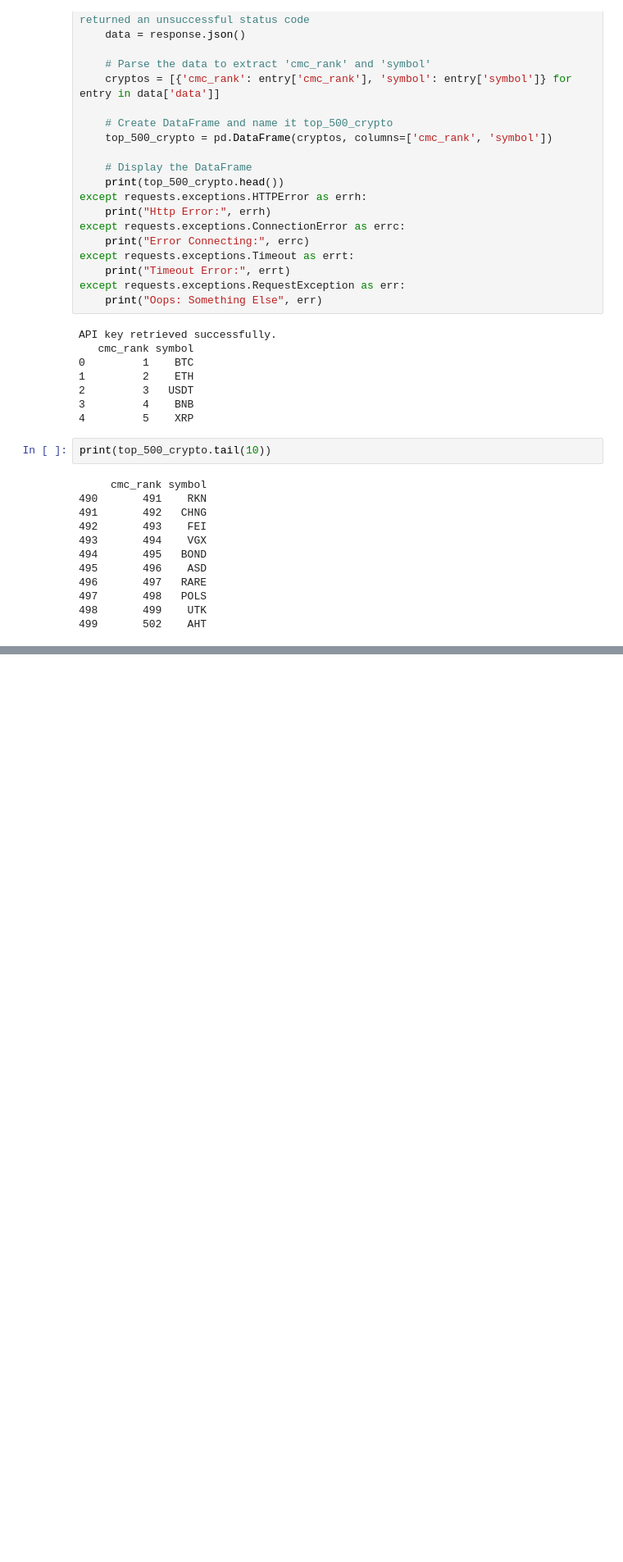
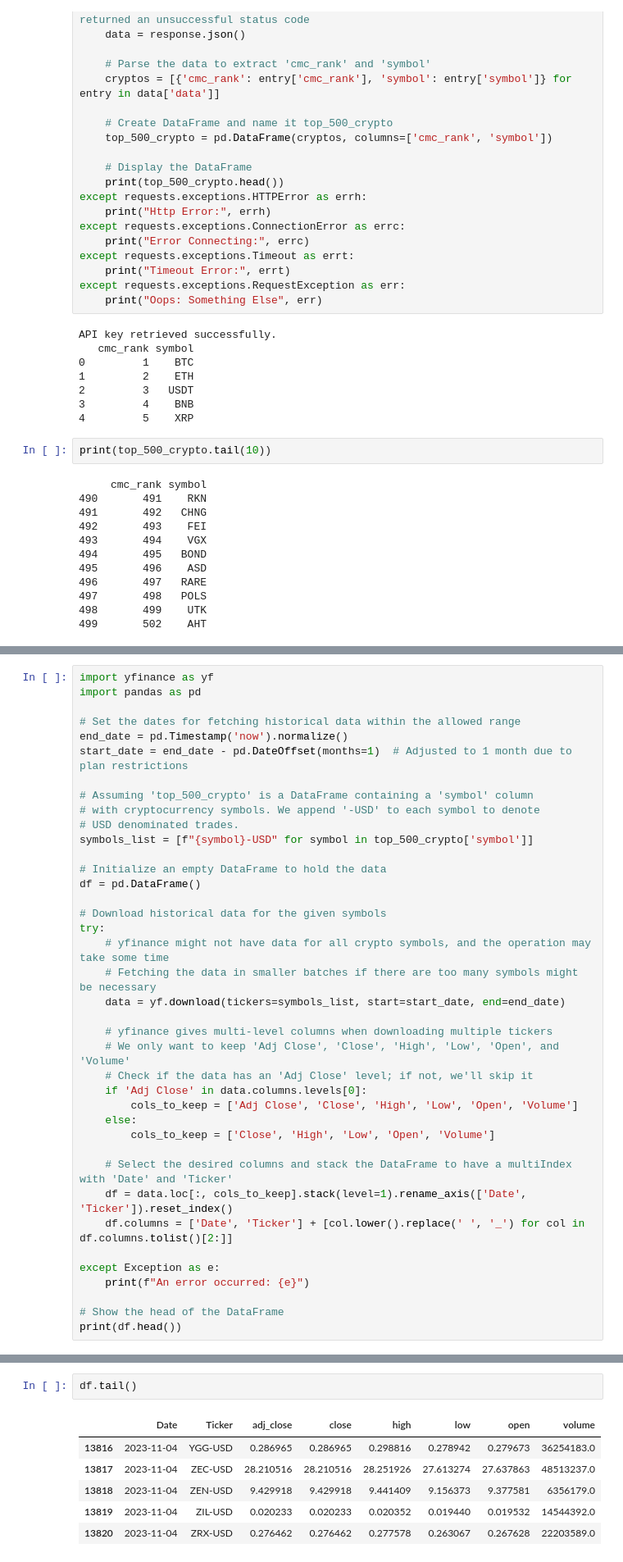
Before and after one commit to Okitrader/freecodecamp_agloML_crypto, a Jupyter notebook: FCCalgoML_crypto.ipynb, the cells around one changed output, grey strips where cells are left out. Shown at 82% size. Cells and saved outputs as stored; diff of their text form; blank space fills up the shorter version.

```diff
--- a/FCCalgoML_crypto.ipynb
+++ b/FCCalgoML_crypto.ipynb
@@ -116,0 +177,39 @@ print(top_500_crypto.tail(10))
+# %%
+import yfinance as yf
+import pandas as pd
+
+# Set the dates for fetching historical data within the allowed range
+end_date = pd.Timestamp('now').normalize()
+start_date = end_date - pd.DateOffset(months=1)  # Adjusted to 1 month due to plan restrictions
+
+# Assuming 'top_500_crypto' is a DataFrame containing a 'symbol' column
+# with cryptocurrency symbols. We append '-USD' to each symbol to denote
+# USD denominated trades.
+symbols_list = [f"{symbol}-USD" for symbol in top_500_crypto['symbol']]
+
+# Initialize an empty DataFrame to hold the data
+df = pd.DataFrame()
+
+# Download historical data for the given symbols
+try:
+    # yfinance might not have data for all crypto symbols, and the operation may take some time
+    # Fetching the data in smaller batches if there are too many symbols might be necessary
+    data = yf.download(tickers=symbols_list, start=start_date, end=end_date)
+
+    # yfinance gives multi-level columns when downloading multiple tickers
+    # We only want to keep 'Adj Close', 'Close', 'High', 'Low', 'Open', and 'Volume'
+    # Check if the data has an 'Adj Close' level; if not, we'll skip it
+    if 'Adj Close' in data.columns.levels[0]:
+        cols_to_keep = ['Adj Close', 'Close', 'High', 'Low', 'Open', 'Volume']
+    else:
+        cols_to_keep = ['Close', 'High', 'Low', 'Open', 'Volume']
+
+    # Select the desired columns and stack the DataFrame to have a multiIndex with 'Date' and 'Ticker'
+    df = data.loc[:, cols_to_keep].stack(level=1).rename_axis(['Date', 'Ticker']).reset_index()
+    df.columns = ['Date', 'Ticker'] + [col.lower().replace(' ', '_') for col in df.columns.tolist()[2:]]
+
+except Exception as e:
+    print(f"An error occurred: {e}")
+
+# Show the head of the DataFrame
+print(df.head())
@@ -116,0 +236,9 @@ print(top_500_crypto.tail(10))
+# %%
+df.tail()
+# %% [output]
+|  | Date | Ticker | adj_close | close | high | low | open | volume |
+| 13816 | 2023-11-04 | YGG-USD | 0.286965 | 0.286965 | 0.298816 | 0.278942 | 0.279673 | 36254183.0 |
+| 13817 | 2023-11-04 | ZEC-USD | 28.210516 | 28.210516 | 28.251926 | 27.613274 | 27.637863 | 48513237.0 |
+| 13818 | 2023-11-04 | ZEN-USD | 9.429918 | 9.429918 | 9.441409 | 9.156373 | 9.377581 | 6356179.0 |
+| 13819 | 2023-11-04 | ZIL-USD | 0.020233 | 0.020233 | 0.020352 | 0.019440 | 0.019532 | 14544392.0 |
+| 13820 | 2023-11-04 | ZRX-USD | 0.276462 | 0.276462 | 0.277578 | 0.263067 | 0.267628 | 22203589.0 |
```
Also changed, not shown: parts of 6 cells of this notebook.
